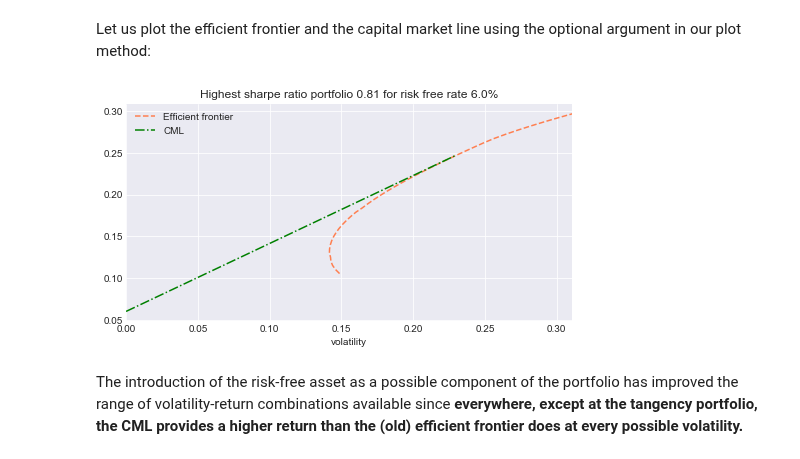
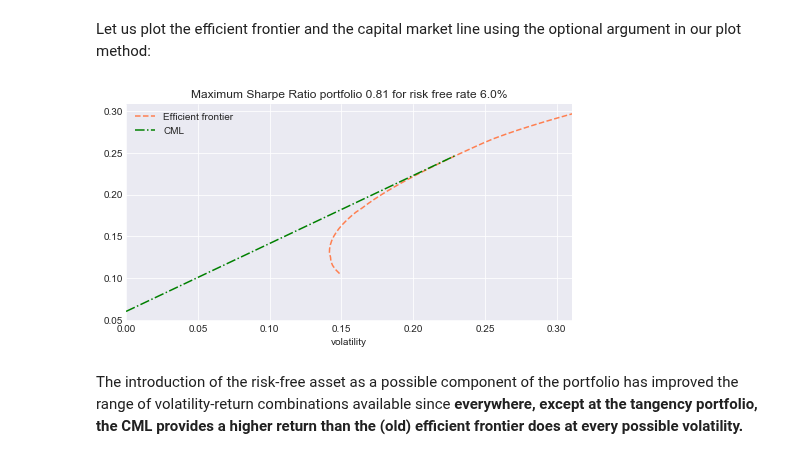
Before and after one commit to z4ir3/finance-courses, a Jupyter notebook: course_1_intro_to_portfolio_construction_and_analysis_with_python/week-2.ipynb, the cells around one changed output. Saved outputs shown, nothing was run; the diff lists cells and outputs as text; code cells hidden in the pictures.

```diff
--- a/course_1_intro_to_portfolio_construction_and_analysis_with_python/week-2.ipynb
+++ b/course_1_intro_to_portfolio_construction_and_analysis_with_python/week-2.ipynb
@@ -827,10 +831,10 @@ Let us plot the efficient frontier and the capital market line using the optiona
 # %%
 df, ax = erk.efficient_frontier(40, daily_rets, cov_rets, periods_per_year, risk_free_rate=risk_free_rate,
                                 iplot=True, cml=True)
-ax.set_title("Highest sharpe ratio portfolio {} for risk free rate {}%".format(np.round(shp,2),risk_free_rate*100))
+ax.set_title("Maximum Sharpe Ratio portfolio {} for risk free rate {}%".format(np.round(shp,2),risk_free_rate*100))
 plt.show()
 # %% [output]
-[figure, old version]
+[figure, new version]
 # %% [markdown]
 The introduction of the risk-free asset as a possible component of the portfolio has improved the range of volatility-return combinations available since **everywhere, except at the tangency portfolio, the CML provides a higher return than the (old) efficient frontier does
 at every possible volatility.**
```
Also changed, not shown: parts of 41 cells of this notebook.
